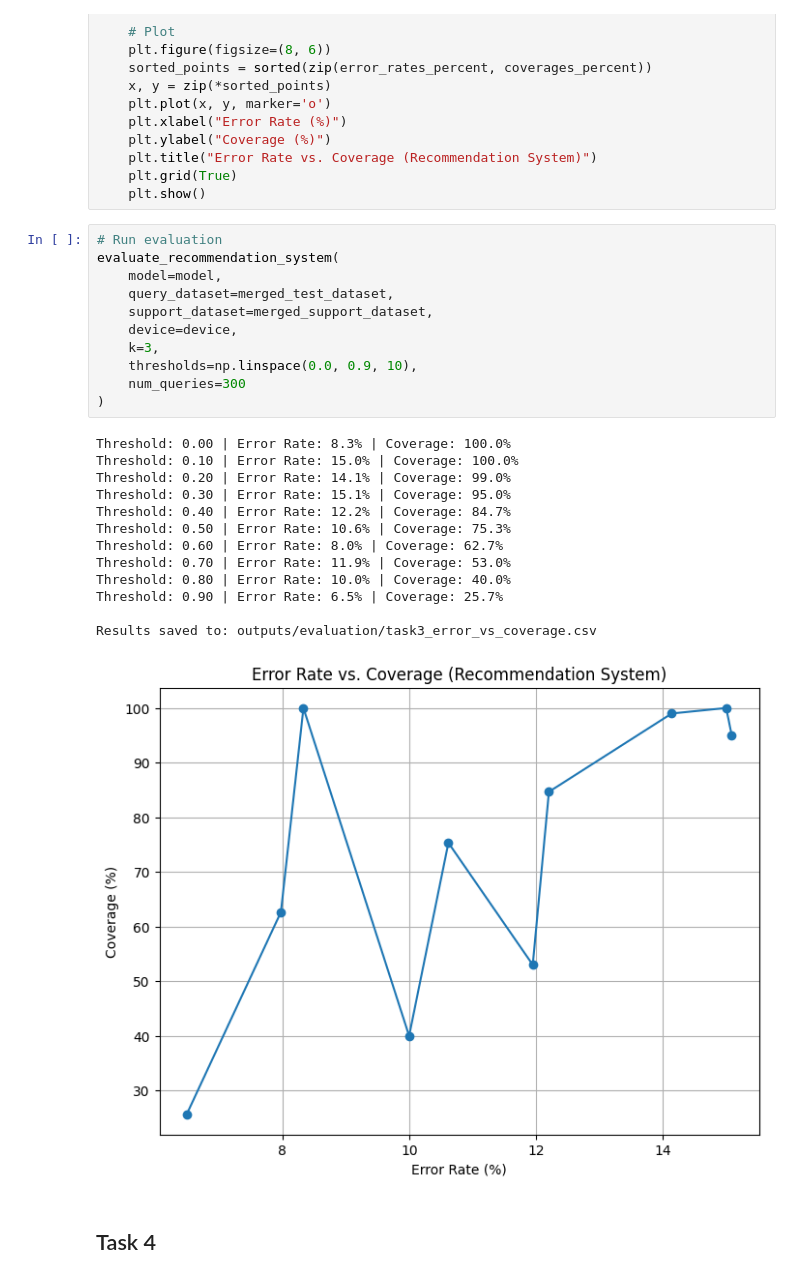
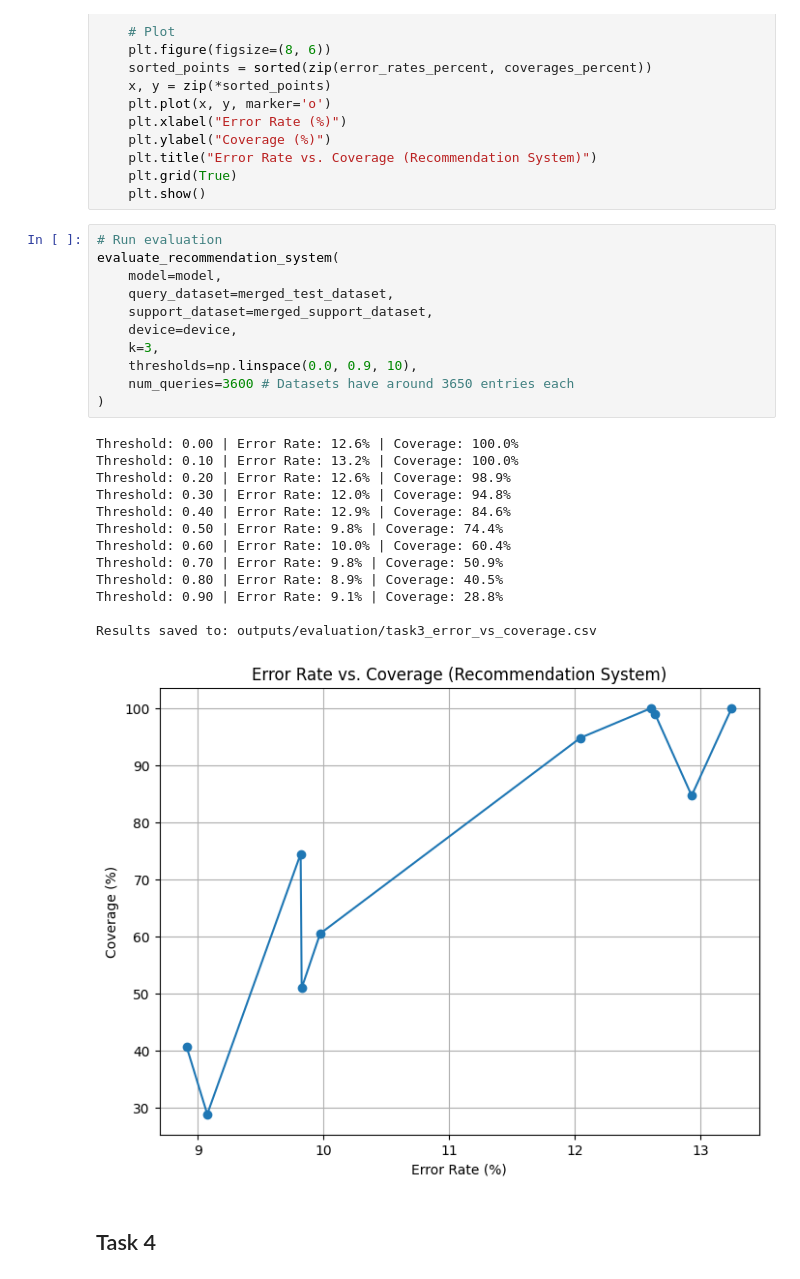
Before and after one commit to Aniket-Mishra/2AMM15_Deep_Learning, a Jupyter notebook: Assighment_1/ass1_skeleton.ipynb, the cells around one changed output. Saved outputs shown, nothing was run; the diff lists cells and outputs as text.

```diff
--- a/Assighment_1/ass1_skeleton.ipynb
+++ b/Assighment_1/ass1_skeleton.ipynb
@@ -1034,28 +1034,28 @@ def evaluate_recommendation_system(
 # %%
 # Run evaluation
 evaluate_recommendation_system(
     model=model,
     query_dataset=merged_test_dataset,
     support_dataset=merged_support_dataset,
     device=device,
     k=3,
     thresholds=np.linspace(0.0, 0.9, 10),
-    num_queries=300
+    num_queries=3600 # Datasets have around 3650 entries each
 )
 # %% [output]
-Threshold: 0.00 | Error Rate: 8.3% | Coverage: 100.0%
-Threshold: 0.10 | Error Rate: 15.0% | Coverage: 100.0%
-Threshold: 0.20 | Error Rate: 14.1% | Coverage: 99.0%
-Threshold: 0.30 | Error Rate: 15.1% | Coverage: 95.0%
-Threshold: 0.40 | Error Rate: 12.2% | Coverage: 84.7%
-Threshold: 0.50 | Error Rate: 10.6% | Coverage: 75.3%
-Threshold: 0.60 | Error Rate: 8.0% | Coverage: 62.7%
-Threshold: 0.70 | Error Rate: 11.9% | Coverage: 53.0%
-Threshold: 0.80 | Error Rate: 10.0% | Coverage: 40.0%
-Threshold: 0.90 | Error Rate: 6.5% | Coverage: 25.7%
+Threshold: 0.00 | Error Rate: 12.6% | Coverage: 100.0%
+Threshold: 0.10 | Error Rate: 13.2% | Coverage: 100.0%
+Threshold: 0.20 | Error Rate: 12.6% | Coverage: 98.9%
+Threshold: 0.30 | Error Rate: 12.0% | Coverage: 94.8%
+Threshold: 0.40 | Error Rate: 12.9% | Coverage: 84.6%
+Threshold: 0.50 | Error Rate: 9.8% | Coverage: 74.4%
+Threshold: 0.60 | Error Rate: 10.0% | Coverage: 60.4%
+Threshold: 0.70 | Error Rate: 9.8% | Coverage: 50.9%
+Threshold: 0.80 | Error Rate: 8.9% | Coverage: 40.5%
+Threshold: 0.90 | Error Rate: 9.1% | Coverage: 28.8%
 
 Results saved to: outputs/evaluation/task3_error_vs_coverage.csv
-[figure, old version]
+[figure, new version]
 # %% [markdown]
 ## Task 4
 # %%
```
Also changed, not shown: 2 other files.
